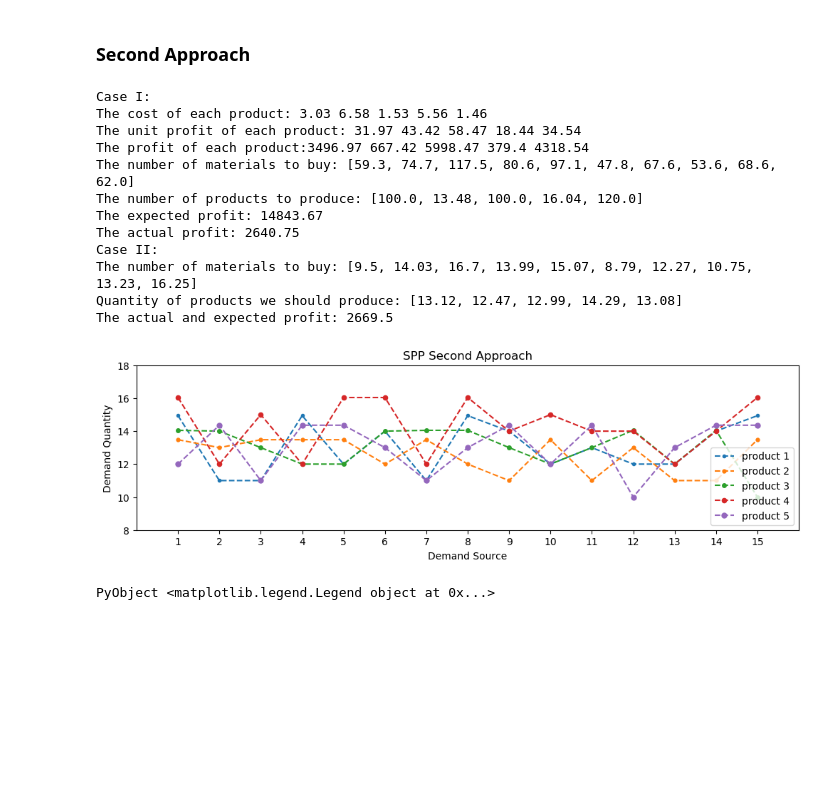
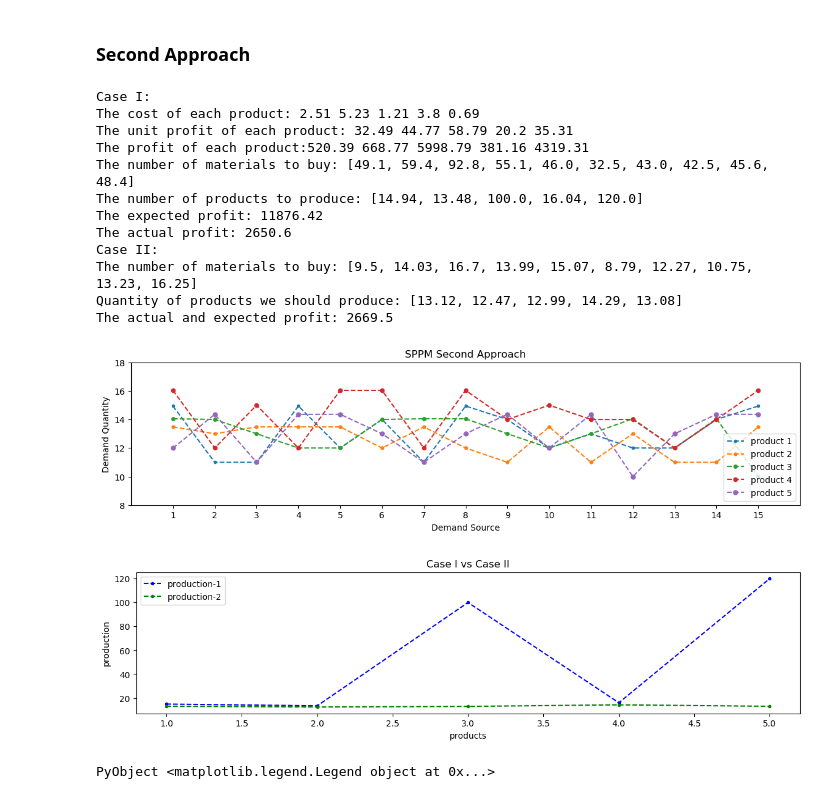
Before and after one commit to fkirst/optimization-production-planning, a Jupyter notebook: Final Report.ipynb, the cells around one changed output. Cells and saved outputs as stored; diff of their text form; code cells hidden in the pictures; blank space fills up the shorter version.

```diff
--- a/Final Report.ipynb
+++ b/Final Report.ipynb
@@ -576,43 +576,53 @@ print("The number of products to produce: ")
 print_with_color(:light_magenta, round.(qq1, 2), "\n")
 print("The expected profit: ")
 print_with_color(:light_blue, round(oo1, 2), "\n")
 print("The actual profit: ")
 print_with_color(:green, round(-sum(c.*rr1) + sum(p.*SS*π), 2))
 
 print_with_color(:bold, "\nCase II:\n")
 print("The number of materials to buy: ")
 print_with_color(:light_blue, round.(rr2, 2), "\n")
 print("Quantity of products we should produce: ")
 print_with_color(:light_magenta, round.(qq2, 2),"\n")
 print("The actual and expected profit: ")
 print_with_color(:green, round(oo2, 2),"\n\n")
 sleep(3)
 using PyPlot
-figure(figsize = (12, 3))
+figure(figsize = (14, 3))
 x = 1:K
 for i = 1:5
     plot(x, SS[i, :], ".--", markersize = (5 + i))
 end
 xticks(1:1:15)
 axis([0,16,8,18])
 xlabel("Demand Source")
 ylabel("Demand Quantity")
-title("SPP Second Approach")
+title("SPPM Second Approach")
 legend(["product 1","product 2","product 3","product 4","product 5"])
+
+figure(figsize = (14, 3))
+n = 1:N
+plot(n, qq1, "b.--")
+plot(n, qq2, "g.--")
+xlabel("products")
+ylabel("production")
+title("Case I vs Case II")
+legend(["production-1", "production-2"], loc = "best")
 # %% [output]
 Case I:
-The cost of each product: 3.03 6.58 1.53 5.56 1.46
-The unit profit of each product: 31.97 43.42 58.47 18.44 34.54
-The profit of each product:3496.97 667.42 5998.47 379.4 4318.54
-The number of materials to buy: [59.3, 74.7, 117.5, 80.6, 97.1, 47.8, 67.6, 53.6, 68.6, 62.0]
-The number of products to produce: [100.0, 13.48, 100.0, 16.04, 120.0]
-The expected profit: 14843.67
-The actual profit: 2640.75
+The cost of each product: 2.51 5.23 1.21 3.8 0.69
+The unit profit of each product: 32.49 44.77 58.79 20.2 35.31
+The profit of each product:520.39 668.77 5998.79 381.16 4319.31
+The number of materials to buy: [49.1, 59.4, 92.8, 55.1, 46.0, 32.5, 43.0, 42.5, 45.6, 48.4]
+The number of products to produce: [14.94, 13.48, 100.0, 16.04, 120.0]
+The expected profit: 11876.42
+The actual profit: 2650.6
 Case II:
 The number of materials to buy: [9.5, 14.03, 16.7, 13.99, 15.07, 8.79, 12.27, 10.75, 13.23, 16.25]
 Quantity of products we should produce: [13.12, 12.47, 12.99, 14.29, 13.08]
 The actual and expected profit: 2669.5
-[figure, old version]
+[figure, new version]
+[figure, added]
 PyObject <matplotlib.legend.Legend object at 0x...>
 # %% [markdown]
 #### Result
```
Also changed, not shown: parts of 5 cells of this notebook.
